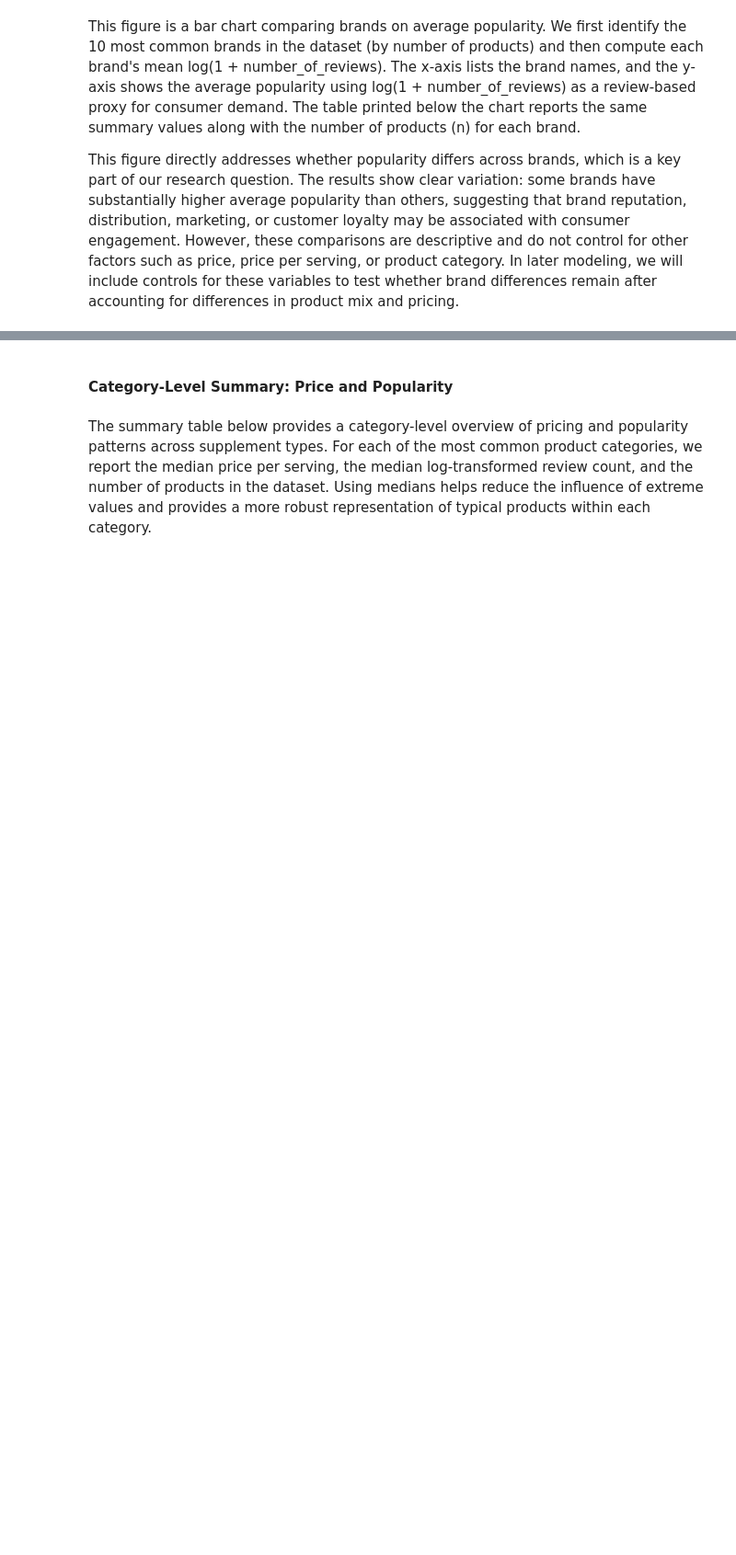
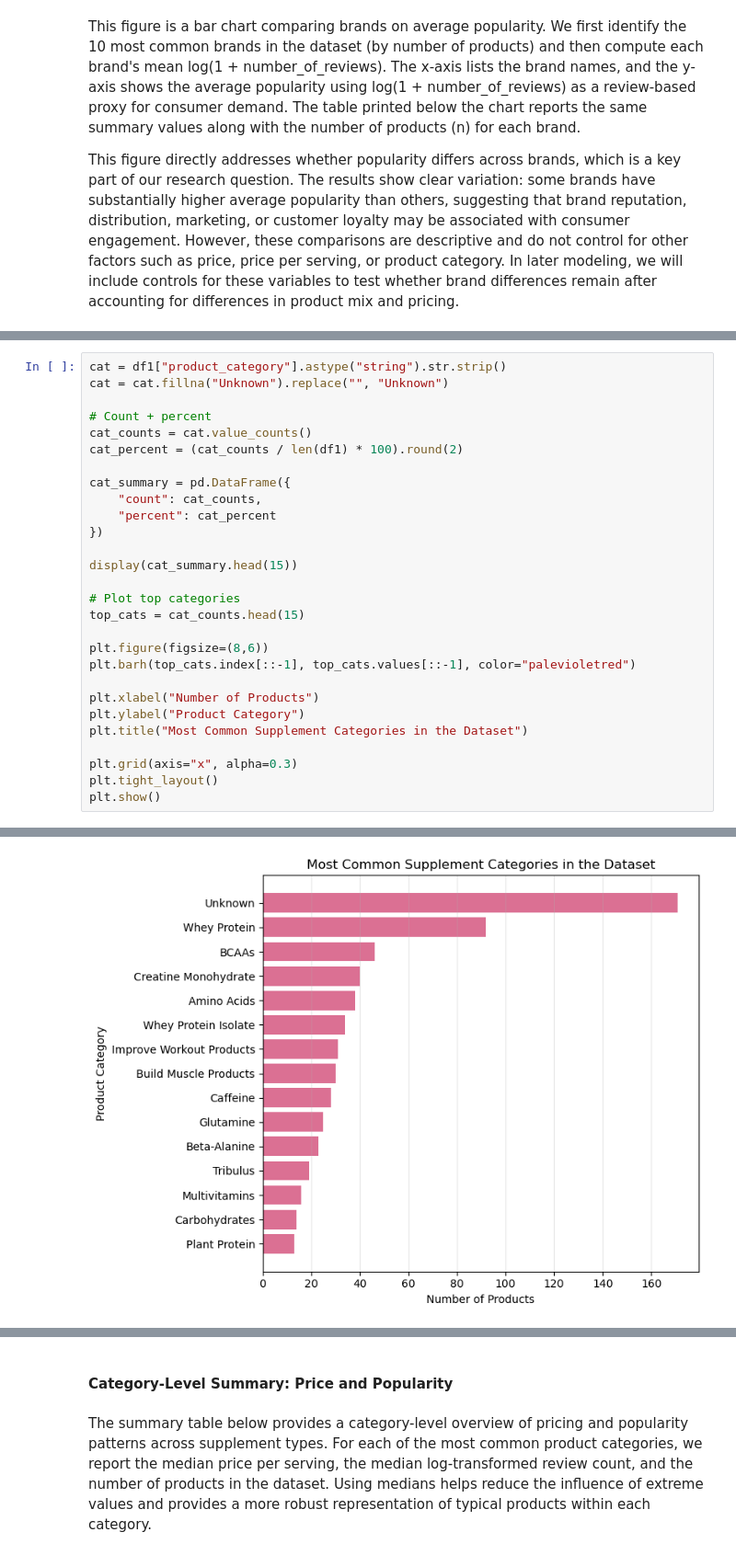
Before and after one commit to COGS108/Group129_WI26, a Jupyter notebook: 03-FinalProject.ipynb, the cells around one changed output, grey strips where cells are left out. Shown at 92% size. Cells and saved outputs as stored; diff of their text form; blank space fills up the shorter version.

```diff
--- a/03-FinalProject.ipynb
+++ b/03-FinalProject.ipynb
@@ -542,0 +574,29 @@ This figure directly addresses whether popularity differs across brands, which i
+# %%
+cat = df1["product_category"].astype("string").str.strip()
+cat = cat.fillna("Unknown").replace("", "Unknown")
+
+# Count + percent
+cat_counts = cat.value_counts()
+cat_percent = (cat_counts / len(df1) * 100).round(2)
+
+cat_summary = pd.DataFrame({
+    "count": cat_counts,
+    "percent": cat_percent
+})
+
+display(cat_summary.head(15))
+
+# Plot top categories
+top_cats = cat_counts.head(15)
+
+plt.figure(figsize=(8,6))
+plt.barh(top_cats.index[::-1], top_cats.values[::-1], color="palevioletred")
+
+plt.xlabel("Number of Products")
+plt.ylabel("Product Category")
+plt.title("Most Common Supplement Categories in the Dataset")
+
+plt.grid(axis="x", alpha=0.3)
+plt.tight_layout()
+plt.show()
+# %% [output]
@@ -542,0 +620 @@ This figure directly addresses whether popularity differs across brands, which i
+[figure, added]
```
Also changed, not shown: parts of 37 cells of this notebook.
